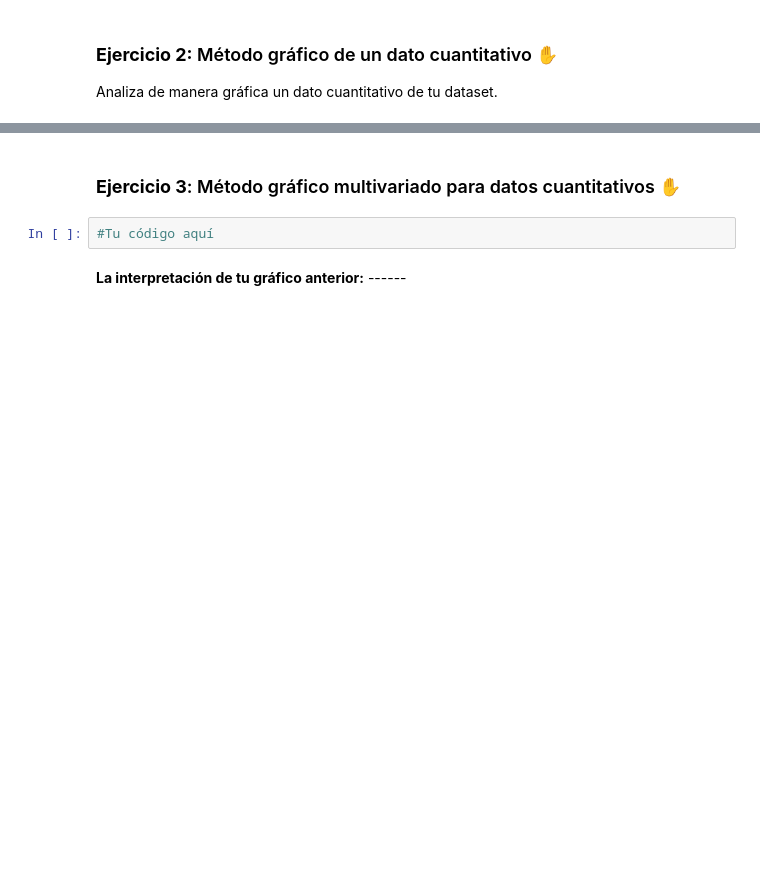
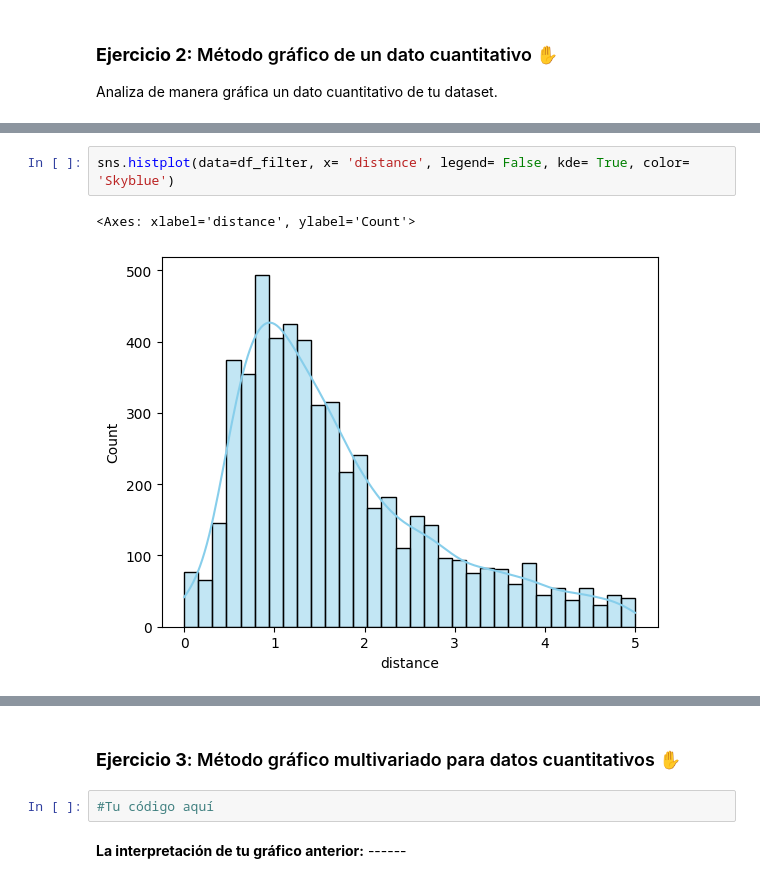
Before and after one commit to mpintoponce/python_utec, a Jupyter notebook: Modulo03:Visualizacion_de_Datos/Python_Tarea_2.ipynb, the cells around one changed output, grey strips where cells are left out. Cells and saved outputs as stored; diff of their text form; blank space fills up the shorter version.

```diff
--- a/Modulo03:Visualizacion_de_Datos/Python_Tarea_2.ipynb
+++ b/Modulo03:Visualizacion_de_Datos/Python_Tarea_2.ipynb
@@ -109,0 +165,5 @@ Analiza de manera gráfica un dato cuantitativo de tu dataset.
+# %%
+sns.histplot(data=df_filter, x= 'distance', legend= False, kde= True, color= 'Skyblue')
+# %% [output]
+<Axes: xlabel='distance', ylabel='Count'>
+[figure, added]
```
Also changed, not shown: parts of 12 cells of this notebook.
